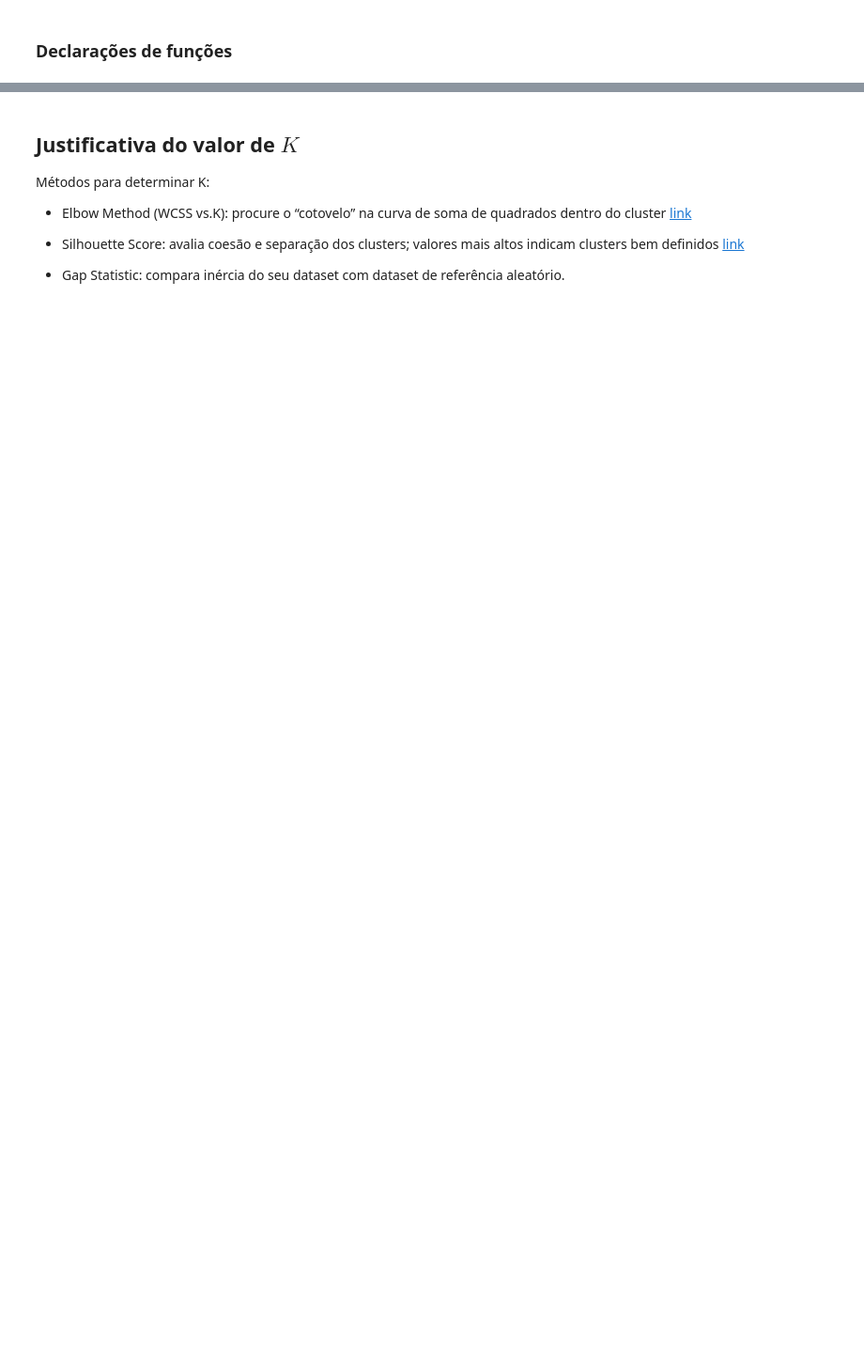
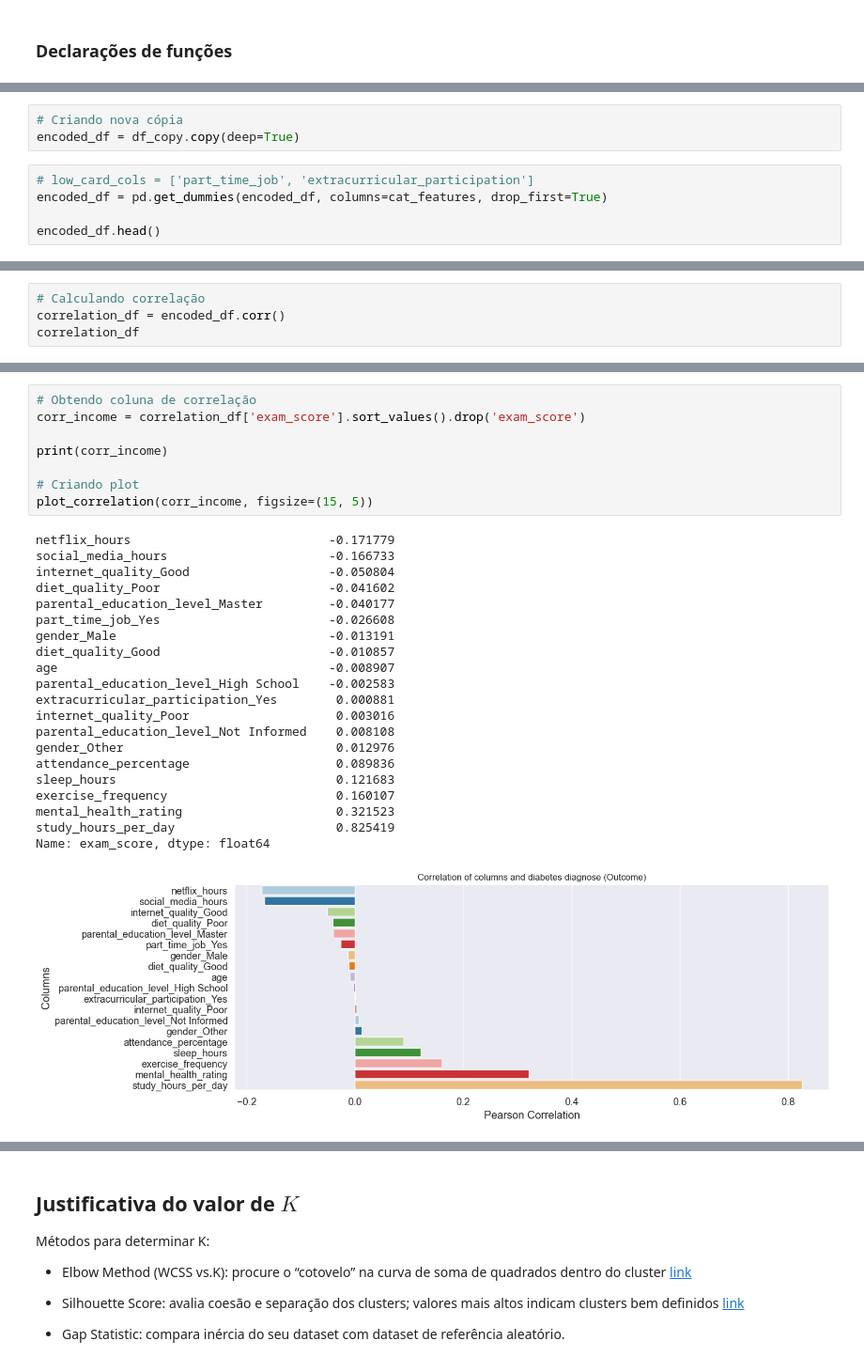
Before and after one commit to figredos/cis-trainee, a Jupyter notebook: 2-clusterizacao/notebooks/clusterizacao.ipynb, the cells around one changed output, grey strips where cells are left out. Shown at 94% size. Saved outputs shown, nothing was run; the diff lists cells and outputs as text; blank space fills up the shorter version.

```diff
--- a/2-clusterizacao/notebooks/clusterizacao.ipynb
+++ b/2-clusterizacao/notebooks/clusterizacao.ipynb
@@ -38,0 +393,8 @@ https://chatgpt.com/share/6821eda7-00f4-8006-9abd-43bdd7df4be1
+# %%
+# Criando nova cópia
+encoded_df = df_copy.copy(deep=True)
+# %%
+# low_card_cols = ['part_time_job', 'extracurricular_participation']
+encoded_df = pd.get_dummies(encoded_df, columns=cat_features, drop_first=True)
+
+encoded_df.head()
@@ -38,0 +410,4 @@ https://chatgpt.com/share/6821eda7-00f4-8006-9abd-43bdd7df4be1
+# %%
+# Calculando correlação
+correlation_df = encoded_df.corr()
+correlation_df
@@ -38,0 +432,30 @@ https://chatgpt.com/share/6821eda7-00f4-8006-9abd-43bdd7df4be1
+# %%
+# Obtendo coluna de correlação
+corr_income = correlation_df['exam_score'].sort_values().drop('exam_score')
+
+print(corr_income)
+
+# Criando plot
+plot_correlation(corr_income, figsize=(15, 5))
+# %% [output]
+netflix_hours                           -0.171779
+social_media_hours                      -0.166733
+internet_quality_Good                   -0.050804
+diet_quality_Poor                       -0.041602
+parental_education_level_Master         -0.040177
+part_time_job_Yes                       -0.026608
+gender_Male                             -0.013191
+diet_quality_Good                       -0.010857
+age                                     -0.008907
+parental_education_level_High School    -0.002583
+extracurricular_participation_Yes        0.000881
+internet_quality_Poor                    0.003016
+parental_education_level_Not Informed    0.008108
+gender_Other                             0.012976
+attendance_percentage                    0.089836
+sleep_hours                              0.121683
+exercise_frequency                       0.160107
+mental_health_rating                     0.321523
+study_hours_per_day                      0.825419
+Name: exam_score, dtype: float64
+[figure, added]
```
Also changed, not shown: parts of 46 cells of this notebook.
